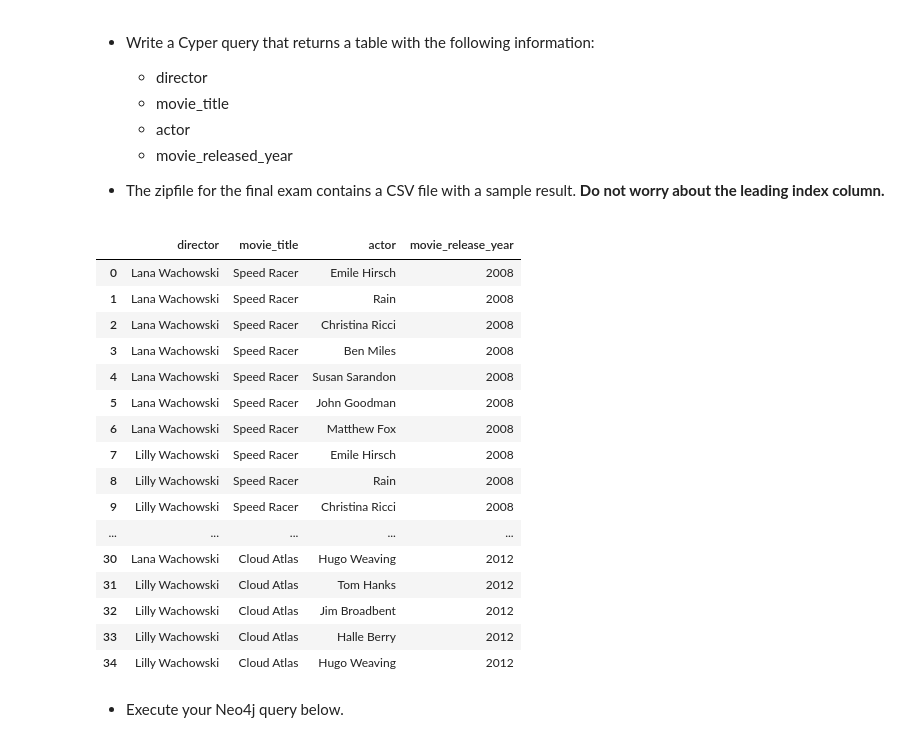
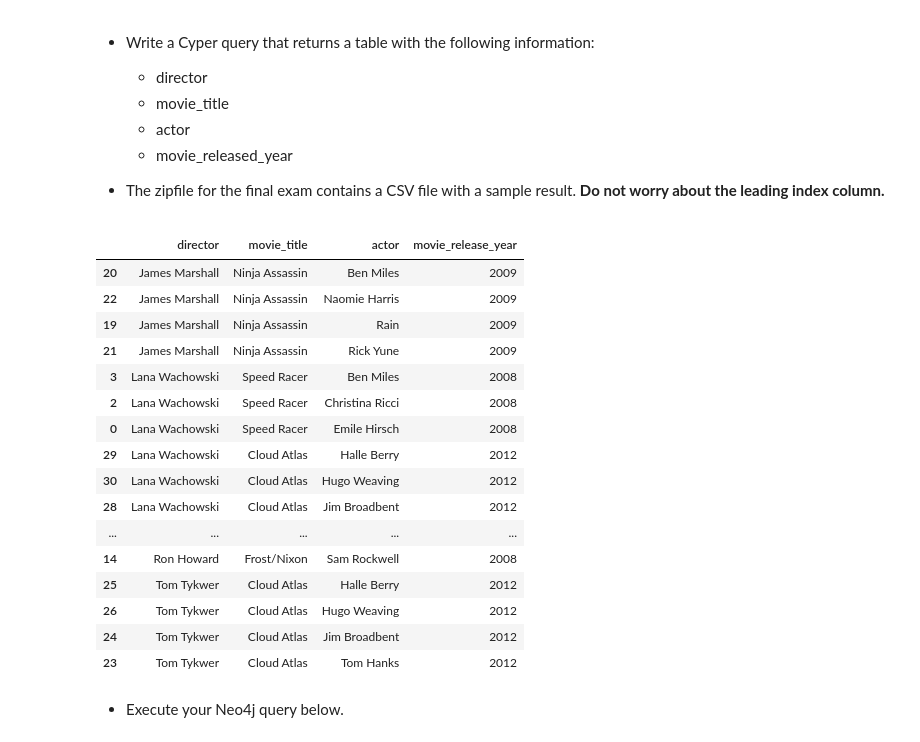
Before and after one commit to ChrisKye/CS4111_Final, a Jupyter notebook: practical/s23_w4111_final_exam.ipynb, the cells around one changed output. Saved outputs shown, nothing was run; the diff lists cells and outputs as text; code cells hidden in the pictures.

```diff
--- a/practical/s23_w4111_final_exam.ipynb
+++ b/practical/s23_w4111_final_exam.ipynb
@@ -798,24 +911,24 @@ opening_sequences_df
 - The zipfile for the final exam contains a CSV file with a sample result. __Do not worry about the leading index column.__
 # %%
 neo4j_result = pandas.read_csv('neo4j_result.csv')
-neo4j_result
+neo4j_result.sort_values(by=['director','actor'])
 # %% [output]
 |  | director | movie_title | actor | movie_release_year |
+| 20 | James Marshall | Ninja Assassin | Ben Miles | 2009 |
+| 22 | James Marshall | Ninja Assassin | Naomie Harris | 2009 |
+| 19 | James Marshall | Ninja Assassin | Rain | 2009 |
+| 21 | James Marshall | Ninja Assassin | Rick Yune | 2009 |
+| 3 | Lana Wachowski | Speed Racer | Ben Miles | 2008 |
+| 2 | Lana Wachowski | Speed Racer | Christina Ricci | 2008 |
 | 0 | Lana Wachowski | Speed Racer | Emile Hirsch | 2008 |
-| 1 | Lana Wachowski | Speed Racer | Rain | 2008 |
-| 2 | Lana Wachowski | Speed Racer | Christina Ricci | 2008 |
-| 3 | Lana Wachowski | Speed Racer | Ben Miles | 2008 |
-| 4 | Lana Wachowski | Speed Racer | Susan Sarandon | 2008 |
-| 5 | Lana Wachowski | Speed Racer | John Goodman | 2008 |
-| 6 | Lana Wachowski | Speed Racer | Matthew Fox | 2008 |
-| 7 | Lilly Wachowski | Speed Racer | Emile Hirsch | 2008 |
-| 8 | Lilly Wachowski | Speed Racer | Rain | 2008 |
-| 9 | Lilly Wachowski | Speed Racer | Christina Ricci | 2008 |
+| 29 | Lana Wachowski | Cloud Atlas | Halle Berry | 2012 |
+| 30 | Lana Wachowski | Cloud Atlas | Hugo Weaving | 2012 |
+| 28 | Lana Wachowski | Cloud Atlas | Jim Broadbent | 2012 |
 | ... | ... | ... | ... | ... |
-| 30 | Lana Wachowski | Cloud Atlas | Hugo Weaving | 2012 |
-| 31 | Lilly Wachowski | Cloud Atlas | Tom Hanks | 2012 |
-| 32 | Lilly Wachowski | Cloud Atlas | Jim Broadbent | 2012 |
-| 33 | Lilly Wachowski | Cloud Atlas | Halle Berry | 2012 |
-| 34 | Lilly Wachowski | Cloud Atlas | Hugo Weaving | 2012 |
+| 14 | Ron Howard | Frost/Nixon | Sam Rockwell | 2008 |
+| 25 | Tom Tykwer | Cloud Atlas | Halle Berry | 2012 |
+| 26 | Tom Tykwer | Cloud Atlas | Hugo Weaving | 2012 |
+| 24 | Tom Tykwer | Cloud Atlas | Jim Broadbent | 2012 |
+| 23 | Tom Tykwer | Cloud Atlas | Tom Hanks | 2012 |
 # %% [markdown]
 - Execute your Neo4j query below.
```
Also changed, not shown: parts of 20 cells of this notebook, 3 other files.
